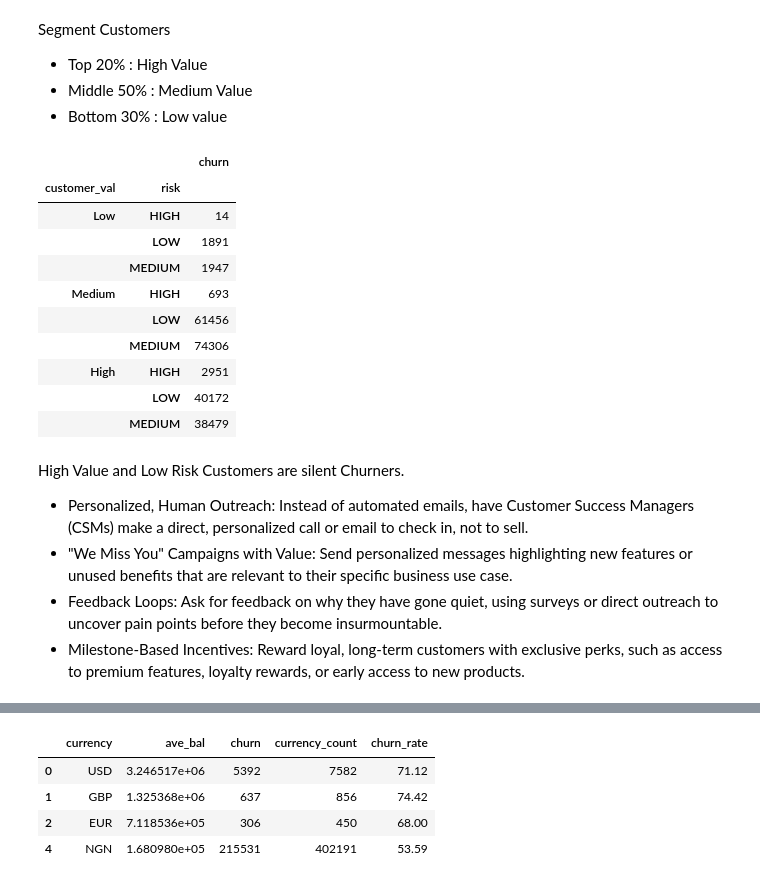
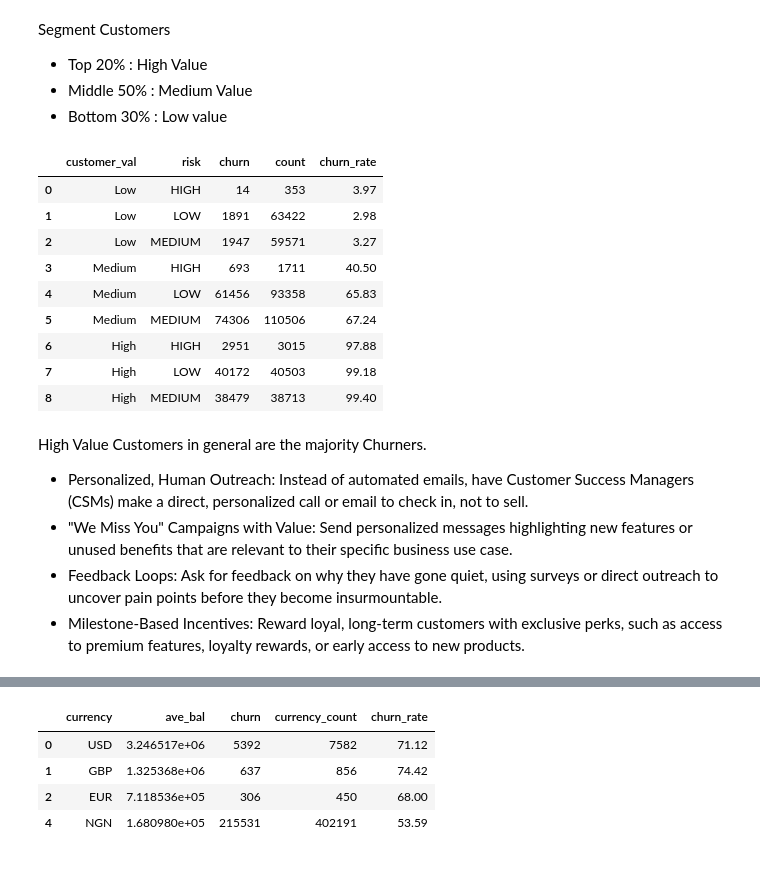
Before and after one commit to abhishektarun09/Bank-Customer-Churn-and-Retention-Analysis, a Jupyter notebook: notebooks/02_customer_churn_analysis.ipynb, the cells around one changed output, grey strips where cells are left out. Saved outputs shown, nothing was run; the diff lists cells and outputs as text; code cells hidden in the pictures.

```diff
--- a/notebooks/02_customer_churn_analysis.ipynb
+++ b/notebooks/02_customer_churn_analysis.ipynb
@@ -440,21 +485,23 @@ Segment Customers
 customer_val['customer_val'] = pd.qcut(
     customer_val['Customer_Value_Score'], q=[0, 0.3, 0.8, 1.0], labels=['Low', 'Medium', 'High'])
 # %%
-customer_val.groupby(['customer_val', 'risk']).agg({'churn': 'sum'})
+customer_val = customer_val.groupby(['customer_val', 'risk'])['churn'].agg(churn='sum', count='count')
+customer_val['churn_rate'] = round(customer_val['churn']/customer_val['count']*100, 2)
+customer_val = customer_val.reset_index()
+customer_val
 # %% [output]
-|  |  | churn |
-| customer_val | risk |  |
-| Low | HIGH | 14 |
-|  | LOW | 1891 |
-|  | MEDIUM | 1947 |
-| Medium | HIGH | 693 |
-|  | LOW | 61456 |
-|  | MEDIUM | 74306 |
-| High | HIGH | 2951 |
-|  | LOW | 40172 |
-|  | MEDIUM | 38479 |
+|  | customer_val | risk | churn | count | churn_rate |
+| 0 | Low | HIGH | 14 | 353 | 3.97 |
+| 1 | Low | LOW | 1891 | 63422 | 2.98 |
+| 2 | Low | MEDIUM | 1947 | 59571 | 3.27 |
+| 3 | Medium | HIGH | 693 | 1711 | 40.50 |
+| 4 | Medium | LOW | 61456 | 93358 | 65.83 |
+| 5 | Medium | MEDIUM | 74306 | 110506 | 67.24 |
+| 6 | High | HIGH | 2951 | 3015 | 97.88 |
+| 7 | High | LOW | 40172 | 40503 | 99.18 |
+| 8 | High | MEDIUM | 38479 | 38713 | 99.40 |
 # %% [markdown]
-High Value and Low Risk Customers are silent Churners.
+High Value Customers in general are the majority Churners.
 - Personalized, Human Outreach: Instead of automated emails, have Customer Success Managers (CSMs) make a direct, personalized call or email to check in, not to sell.
 - "We Miss You" Campaigns with Value: Send personalized messages highlighting new features or unused benefits that are relevant to their specific business use case.
 - Feedback Loops: Ask for feedback on why they have gone quiet, using surveys or direct outreach to uncover pain points before they become insurmountable.
```
Also changed, not shown: parts of 50 cells of this notebook.
